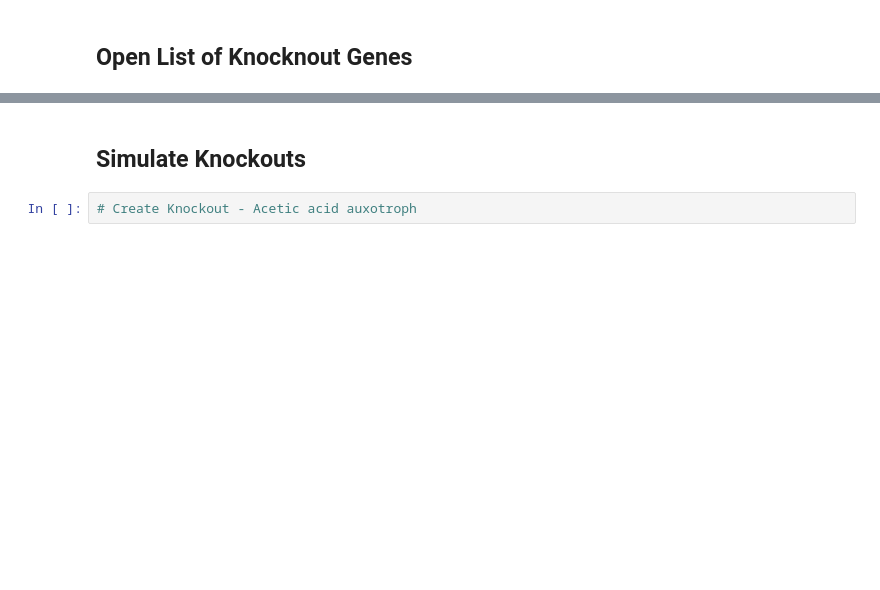
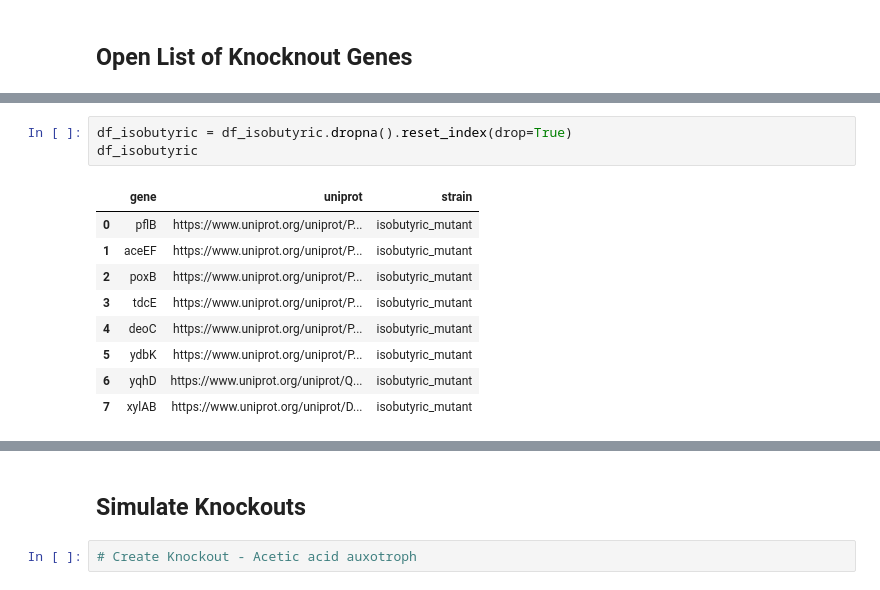
Before and after one commit to matinnuhamunada/co_culture_model, a Jupyter notebook: 01_co_culture_acetic.ipynb, the cells around one changed output, grey strips where cells are left out. Cells and saved outputs as stored; diff of their text form; blank space fills up the shorter version.

```diff
--- a/01_co_culture_acetic.ipynb
+++ b/01_co_culture_acetic.ipynb
@@ -158,0 +300,13 @@ Builder(reaction_data={'CYTDK2': 0.0, 'XPPT': 0.0, 'HXPRT': 0.0, 'NDPK5': 0.0053
+# %%
+df_isobutyric = df_isobutyric.dropna().reset_index(drop=True)
+df_isobutyric
+# %% [output]
+|  | gene | uniprot | strain |
+| 0 | pflB | https://www.uniprot.org/uniprot/P... | isobutyric_mutant |
+| 1 | aceEF | https://www.uniprot.org/uniprot/P... | isobutyric_mutant |
+| 2 | poxB | https://www.uniprot.org/uniprot/P... | isobutyric_mutant |
+| 3 | tdcE | https://www.uniprot.org/uniprot/P... | isobutyric_mutant |
+| 4 | deoC | https://www.uniprot.org/uniprot/P... | isobutyric_mutant |
+| 5 | ydbK | https://www.uniprot.org/uniprot/P... | isobutyric_mutant |
+| 6 | yqhD | https://www.uniprot.org/uniprot/Q... | isobutyric_mutant |
+| 7 | xylAB | https://www.uniprot.org/uniprot/D... | isobutyric_mutant |
```
Also changed, not shown: parts of 23 cells of this notebook, 4 other files.
